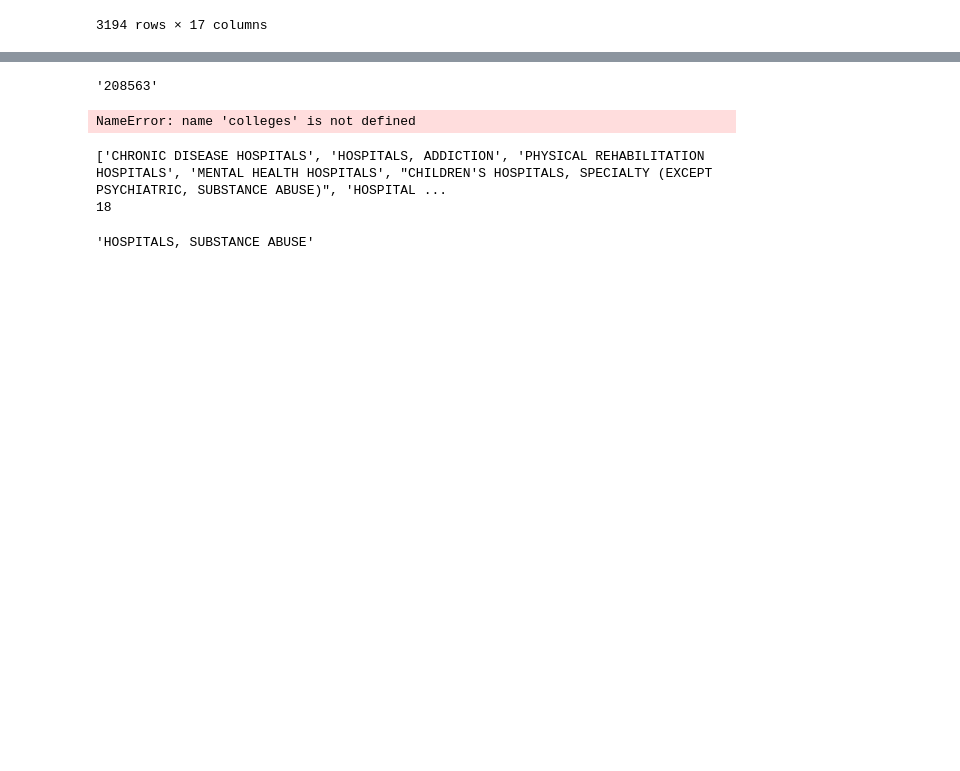
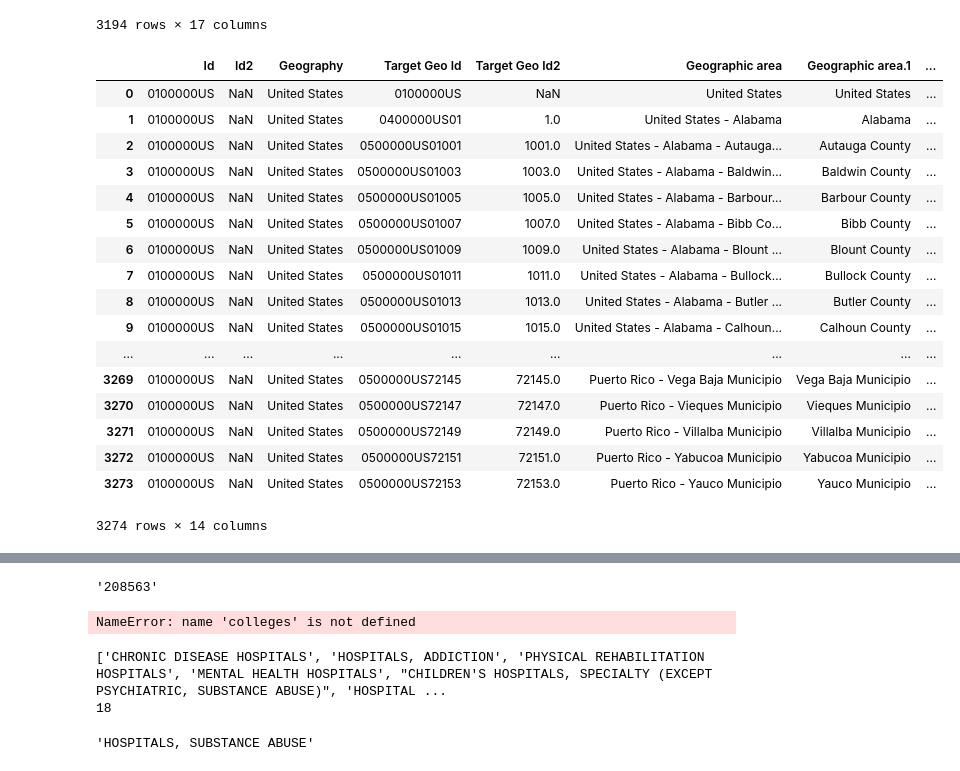
Before and after one commit to mvarnold/scaling, a Jupyter notebook: Streamlined_scaling-health.ipynb, the cells around one changed output, grey strips where cells are left out. Drawn from its saved outputs; the diff is of its cells as text; code cells hidden in the pictures; blank space fills up the shorter version.

```diff
--- a/Streamlined_scaling-health.ipynb
+++ b/Streamlined_scaling-health.ipynb
@@ -85,4 +85,26 @@ life_expectancy
 | 3192 | Wyoming | Washakie | 73.1 | 79.9 | 73.2 | ... |
 | 3193 | Wyoming | Weston | 71.8 | 79.5 | 72.7 | ... |
 3194 rows × 17 columns
+# %%
+county_density = pd.read_csv("data/DEC_10_SF1_GCTPH1.US05PR_with_ann.csv", encoding='latin-1',header=1)
+county_density#["Density per square mile of land area - Population"]
+# %% [output]
+|  | Id | Id2 | Geography | Target Geo Id | Target Geo Id2 | Geographic area | Geographic area.1 | ... |
+| 0 | 0100000US | NaN | United States | 0100000US | NaN | United States | United States | ... |
+| 1 | 0100000US | NaN | United States | 0400000US01 | 1.0 | United States - Alabama | Alabama | ... |
+| 2 | 0100000US | NaN | United States | 0500000US01001 | 1001.0 | United States - Alabama - Autauga... | Autauga County | ... |
+| 3 | 0100000US | NaN | United States | 0500000US01003 | 1003.0 | United States - Alabama - Baldwin... | Baldwin County | ... |
+| 4 | 0100000US | NaN | United States | 0500000US01005 | 1005.0 | United States - Alabama - Barbour... | Barbour County | ... |
+| 5 | 0100000US | NaN | United States | 0500000US01007 | 1007.0 | United States - Alabama - Bibb Co... | Bibb County | ... |
+| 6 | 0100000US | NaN | United States | 0500000US01009 | 1009.0 | United States - Alabama - Blount ... | Blount County | ... |
+| 7 | 0100000US | NaN | United States | 0500000US01011 | 1011.0 | United States - Alabama - Bullock... | Bullock County | ... |
+| 8 | 0100000US | NaN | United States | 0500000US01013 | 1013.0 | United States - Alabama - Butler ... | Butler County | ... |
+| 9 | 0100000US | NaN | United States | 0500000US01015 | 1015.0 | United States - Alabama - Calhoun... | Calhoun County | ... |
+| ... | ... | ... | ... | ... | ... | ... | ... | ... |
+| 3269 | 0100000US | NaN | United States | 0500000US72145 | 72145.0 | Puerto Rico - Vega Baja Municipio | Vega Baja Municipio | ... |
+| 3270 | 0100000US | NaN | United States | 0500000US72147 | 72147.0 | Puerto Rico - Vieques Municipio | Vieques Municipio | ... |
+| 3271 | 0100000US | NaN | United States | 0500000US72149 | 72149.0 | Puerto Rico - Villalba Municipio | Villalba Municipio | ... |
+| 3272 | 0100000US | NaN | United States | 0500000US72151 | 72151.0 | Puerto Rico - Yabucoa Municipio | Yabucoa Municipio | ... |
+| 3273 | 0100000US | NaN | United States | 0500000US72153 | 72153.0 | Puerto Rico - Yauco Municipio | Yauco Municipio | ... |
+3274 rows × 14 columns
 # %%
```
Also changed, not shown: parts of 1 cell of this notebook, 9 other files.
